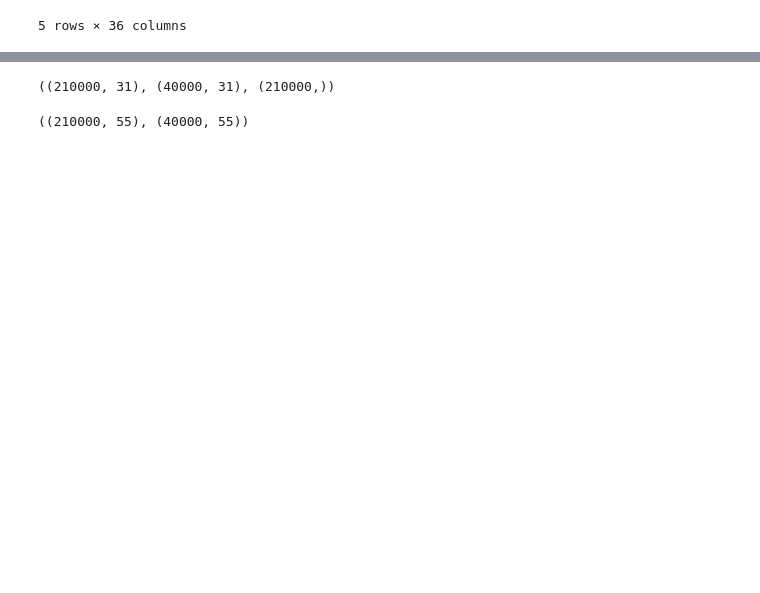
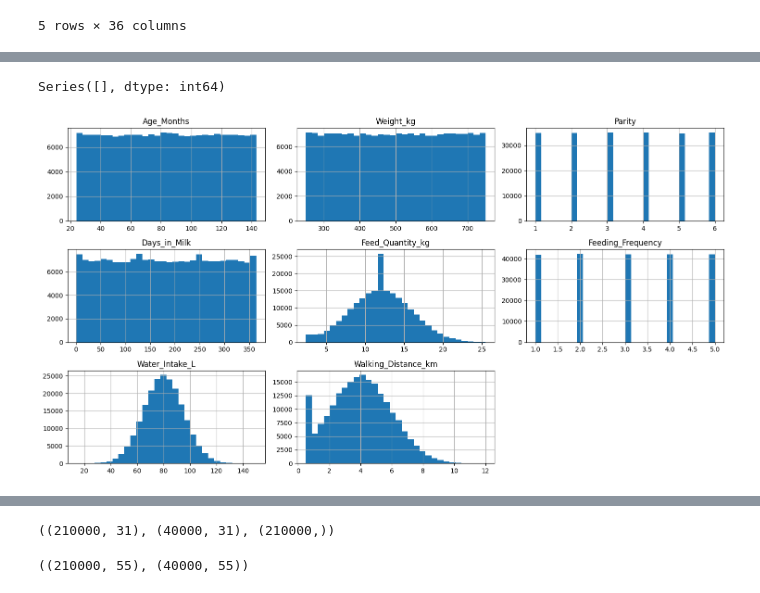
Before and after one commit to FelBenitez/dairy-cow-milk-yield-prediction, a Jupyter notebook: milk_prediction.ipynb, the cells around one changed output, grey strips where cells are left out. Cells and saved outputs as stored; diff of their text form; code cells hidden in the pictures; blank space fills up the shorter version.

```diff
--- a/milk_prediction.ipynb
+++ b/milk_prediction.ipynb
@@ -39,0 +173,24 @@ train.head()
+# %%
+# 3.2 Visualize missing values per column (should be mostly zero after cleaning)
+missing_counts = train.isna().sum().sort_values(ascending=False)
+missing_counts[missing_counts > 0]
+# %% [output]
+Series([], dtype: int64)
+# %%
+# 3.3 Histograms of a few numeric features and the target
+numeric_cols = train.select_dtypes(include=[np.number]).columns.tolist()
+
+plt.figure(figsize=(15, 8))
+cols_to_plot = numeric_cols[:8]
+n = len(cols_to_plot)
+nrows = int(np.ceil(n / 3))
+ncols = 3
+
+for i, col in enumerate(cols_to_plot, 1):
+    plt.subplot(nrows, ncols, i)
+    train[col].hist(bins=30)
+    plt.title(col)
+plt.tight_layout()
+plt.show()
+# %% [output]
+[figure, added]
```
Also changed, not shown: parts of 20 cells of this notebook, 1 other file.
